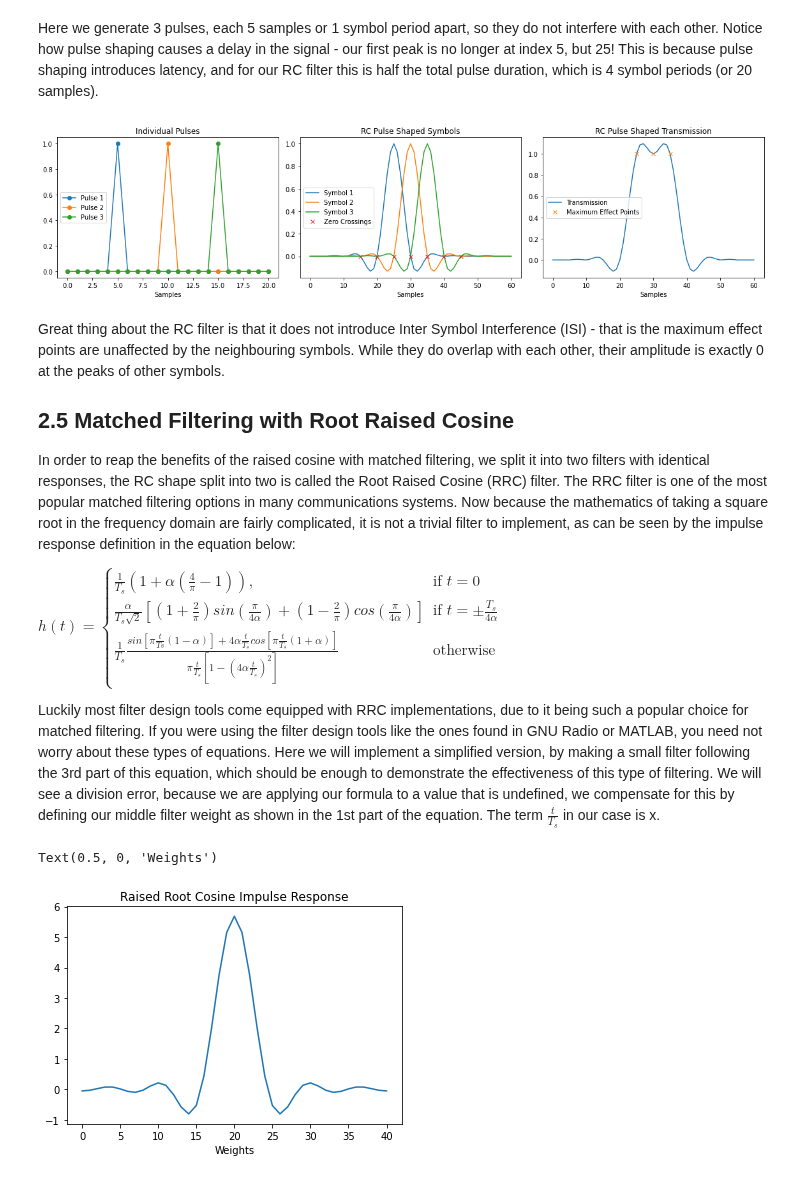
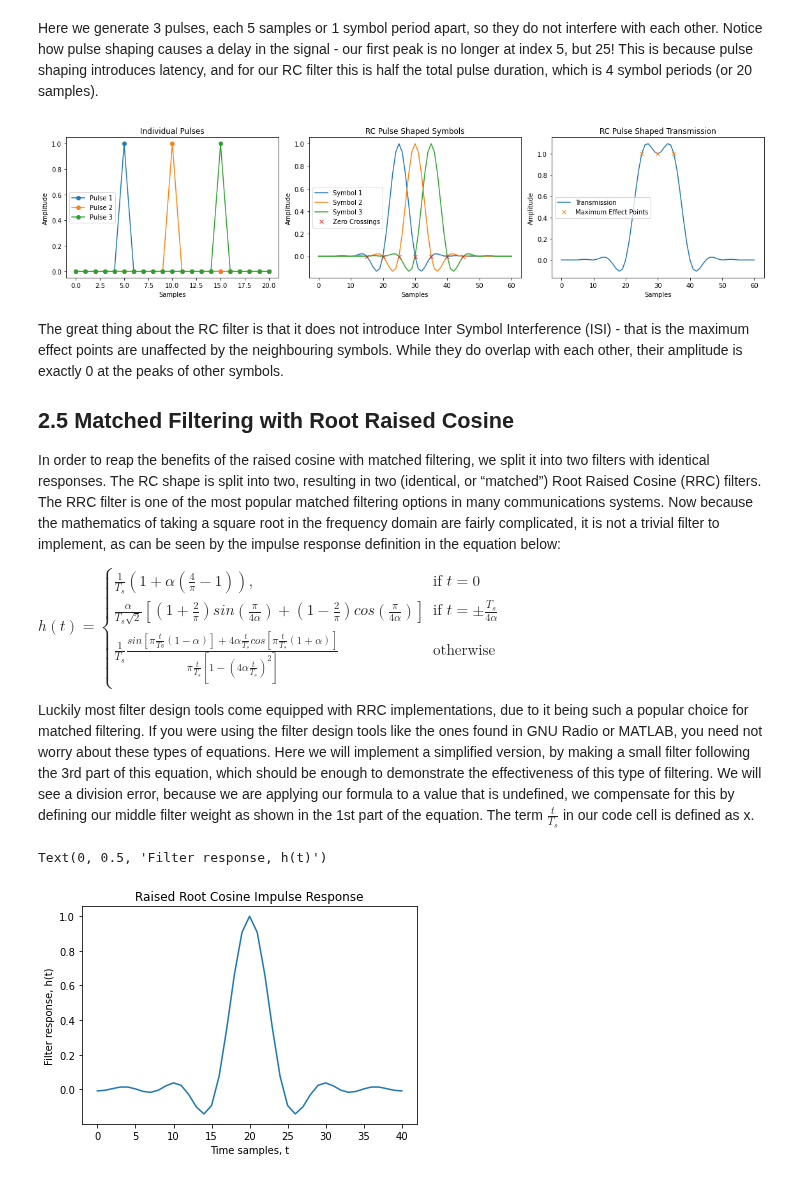
Before and after one commit to strath-sdr/dsp_notebooks, a Jupyter notebook: notebooks/baseband_modulation/02_pulse_shaping.ipynb, the cells around one changed output. Saved outputs shown, nothing was run; the diff lists cells and outputs as text; code cells hidden in the pictures.

```diff
--- a/notebooks/baseband_modulation/02_pulse_shaping.ipynb
+++ b/notebooks/baseband_modulation/02_pulse_shaping.ipynb
@@ -270,6 +300,7 @@ ax[0].plot(pulse2, '-o')
 ax[0].plot(pulse3, '-o')
 ax[0].set_title('Individual Pulses')
 ax[0].set_xlabel('Samples')
+ax[0].set_ylabel('Amplitude')
 ax[0].legend(('Pulse 1', 'Pulse 2', 'Pulse 3'), loc='center left')
 
 ax[1].plot(symbol1_rc)
@@ -278,22 +309,24 @@ ax[1].plot(symbol3_rc)
 ax[1].plot([15,20,25,30,35,40,45], [0,0,0,0,0,0,0], 'x')
 ax[1].set_title('RC Pulse Shaped Symbols')
 ax[1].set_xlabel('Samples')
+ax[1].set_ylabel('Amplitude')
 ax[1].legend(('Symbol 1', 'Symbol 2', 'Symbol 3', 'Zero Crossings'), loc='center left')
 
 ax[2].plot(symbols_rc)
 ax[2].plot([5+20,10+20,15+20], [1,1,1],'x')
 ax[2].set_title('RC Pulse Shaped Transmission')
 ax[2].set_xlabel('Samples')
+ax[2].set_ylabel('Amplitude')
 ax[2].legend(('Transmission', 'Maximum Effect Points'), loc='center left')
 fig.tight_layout()
 # %% [output]
-[figure, old version]
+[figure, new version]
 # %% [markdown]
-Great thing about the RC filter is that it does not introduce Inter Symbol Interference (ISI) - that is the maximum effect points are unaffected by the neighbouring symbols. While they do overlap with each other, their amplitude is exactly 0 at the peaks of other symbols.
+The great thing about the RC filter is that it does not introduce Inter Symbol Interference (ISI) - that is the maximum effect points are unaffected by the neighbouring symbols. While they do overlap with each other, their amplitude is exactly 0 at the peaks of other symbols.
 
 ## 2.5 Matched Filtering with Root Raised Cosine <a class="anchor" id="rrc"></a>
 
-In order to reap the benefits of the raised cosine with matched filtering, we split it into two filters with identical responses, the RC shape split into two is called the Root Raised Cosine (RRC) filter. The RRC filter is one of the most popular matched filtering options in many communications systems. Now because the mathematics of taking a square root in the frequency domain are fairly complicated, it is not a trivial filter to implement, as can be seen by the impulse response definition in the equation below:
+In order to reap the benefits of the raised cosine with matched filtering, we split it into two filters with identical responses. The RC shape is split into two, resulting in two (identical, or “matched”) Root Raised Cosine (RRC) filters. The RRC filter is one of the most popular matched filtering options in many communications systems. Now because the mathematics of taking a square root in the frequency domain are fairly complicated, it is not a trivial filter to implement, as can be seen by the impulse response definition in the equation below:
 
 $h(t) =
     \begin{cases}
@@ -302,27 +335,31 @@ $h(t) =
       \frac{1}{T_s}\frac{sin[\pi\frac{t}{Ts}(1-\alpha)]+4\alpha\frac{t}{T_s}cos[\pi\frac{t}{T_s}(1+\alpha)]}{\pi\frac{t}{T_s}[1-(4\alpha\frac{t}{T_s})^2]} & \text{otherwise}
     \end{cases}$
 
-Luckily most filter design tools come equipped with RRC implementations, due to it being such a popular choice for matched filtering. If you were using the filter design tools like the ones found in GNU Radio or MATLAB, you need not worry about these types of equations. Here we will implement a simplified version, by making a small filter following the 3rd part of this equation, which should be enough to demonstrate the effectiveness of this type of filtering. We will see a division error, because we are applying our formula to a value that is undefined, we compensate for this by defining our middle filter weight as shown in the 1st part of the equation. The term $\frac{t}{T_s}$ in our case is x.
+Luckily most filter design tools come equipped with RRC implementations, due to it being such a popular choice for matched filtering. If you were using the filter design tools like the ones found in GNU Radio or MATLAB, you need not worry about these types of equations. Here we will implement a simplified version, by making a small filter following the 3rd part of this equation, which should be enough to demonstrate the effectiveness of this type of filtering. We will see a division error, because we are applying our formula to a value that is undefined, we compensate for this by defining our middle filter weight as shown in the 1st part of the equation. The term $\frac{t}{T_s}$ in our code cell is defined as x.
 # %%
 # Base parameters, same as rcos in the previous example
 fs = 5
 Ts =  1/fs
 alpha = 0.5
 
 num_weights = 41
 x = np.arange(-int(num_weights/2),int(num_weights/2)+1,1)/fs
 
 # Impulse response according to definition
 h_rrc = 1/Ts*(np.sin(np.pi*x*(1-alpha)) + 4*alpha*x*np.cos(np.pi*x*(1+alpha)))/(np.pi*x*(1-(4*alpha*x)**2))
 
 # Find and replace the center weight according to the first part of the formula
 h_rrc[int(num_weights/2)] = 1/Ts*(1+alpha*(4/np.pi - 1))
 
+# Normalize the weights
+h_rrc = h_rrc/np.max(h_rrc)
+
 # Plot filter impulse response
 plt.plot(h_rrc)
 plt.title('Raised Root Cosine Impulse Response')
-plt.xlabel('Weights')
+plt.xlabel('Time samples, t')
+plt.ylabel('Filter response, h(t)')
 # %% [output]
-Text(0.5, 0, 'Weights')
+Text(0, 0.5, 'Filter response, h(t)')
-[figure, old version]
+[figure, new version]
 # %% [markdown]
```
Also changed, not shown: parts of 21 cells of this notebook, 1 other file.
